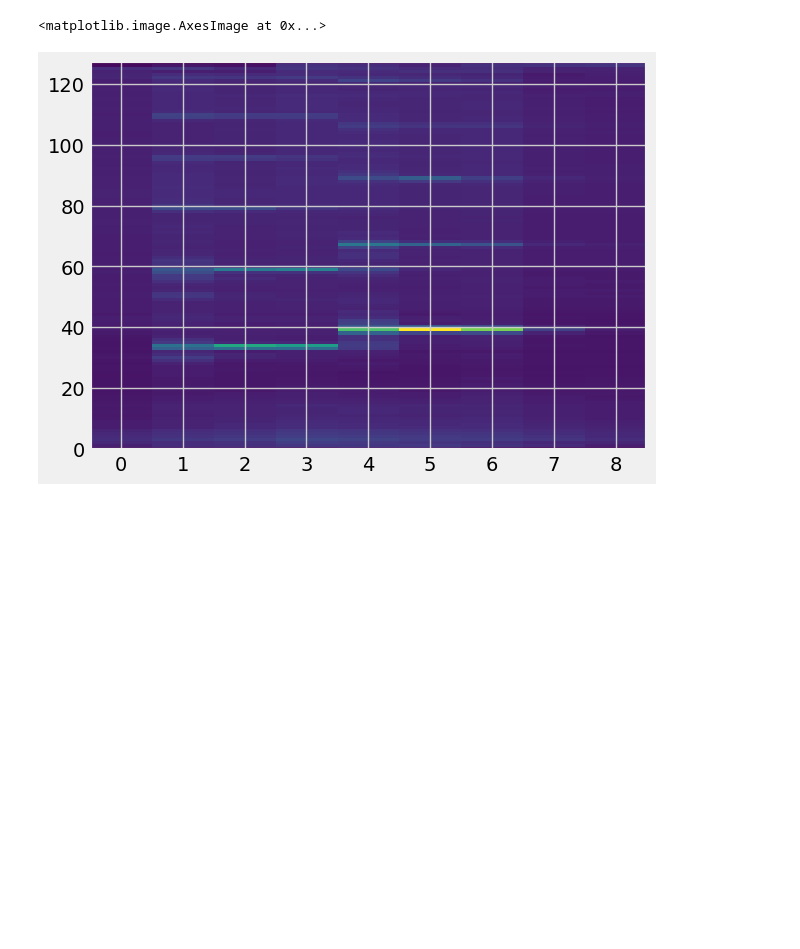
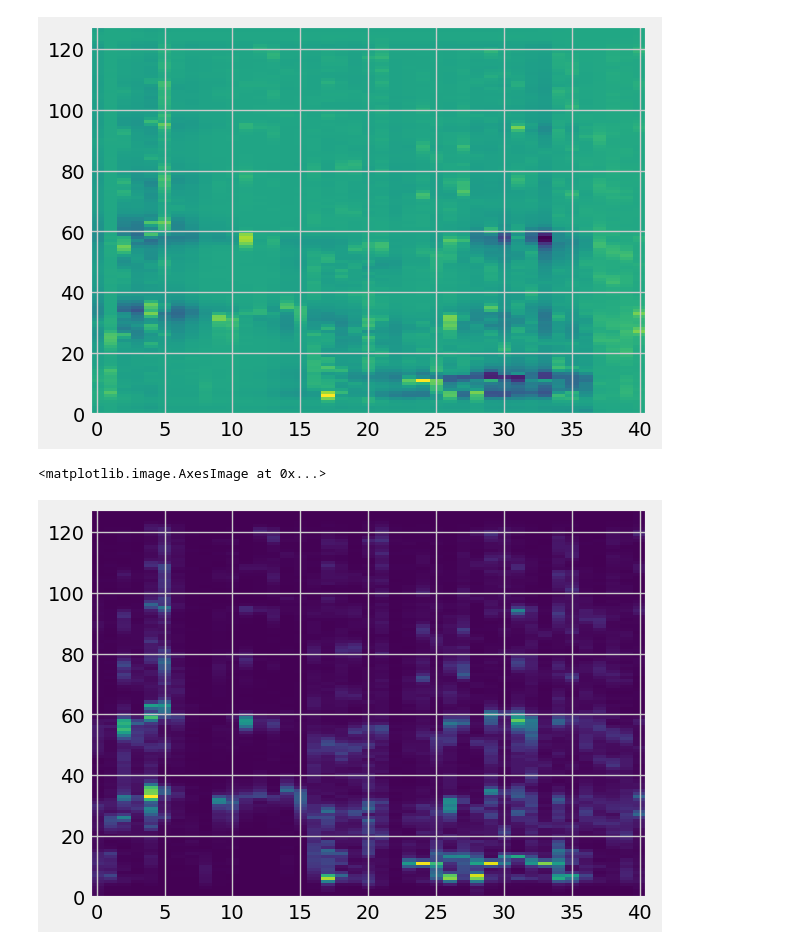
Before and after one commit to misha1sh/audio-ml, a Jupyter notebook: main_diffusion.ipynb, the cells around one changed output. Cells and saved outputs as stored; diff of their text form; code cells hidden in the pictures; blank space fills up the shorter version.

```diff
--- a/main_diffusion.ipynb
+++ b/main_diffusion.ipynb
@@ -266,23 +301,30 @@ Early stop at  306  epoch
 with torch.no_grad():
     cleaned = trainer.model(noised)
 # %%
-a = 8
+a = 301
 x_prepared = x.cuda()[a:a + 1,].unsqueeze(1)
 with torch.no_grad():
     x_predicted = trainer.model(x_prepared)
 
 orig_wave = spectrogrammer.mel2wave_with_phase(x_prepared[0].cpu(), wavs[a])
 predicted_wave = spectrogrammer.mel2wave_with_phase(x_predicted[0].cpu(), wavs[a])
 
+# orig_wave = spectrogrammer.mel2wave(x_prepared[0].cpu())
+# predicted_wave = spectrogrammer.mel2wave(x_predicted[0].cpu())
+
+
 display(Audio(wavs[a], rate=SAMPLE_RATE))
 display(Audio(orig_wave.numpy(), rate=SAMPLE_RATE))
 display(Audio(predicted_wave.numpy(), rate=SAMPLE_RATE))
 plt.imshow((x_prepared[0][0] - x_predicted[0][0]).cpu(), origin="lower", aspect="auto") #, cmap="Greys")
+plt.show()
+plt.imshow((x_prepared[0][0]).cpu(), origin="lower", aspect="auto") #, cmap="Greys")
 # %% [output]
 [interactive output not drawn]
 [interactive output not drawn]
 [interactive output not drawn]
+[figure, new version]
 <matplotlib.image.AxesImage at 0x...>
-[figure, old version]
+[figure, added]
 # %%
 (x_initial_gpu[0][0] - noised[0][0]).cpu()[:,4]
```
Also changed, not shown: parts of 25 cells of this notebook, 9 other files.
